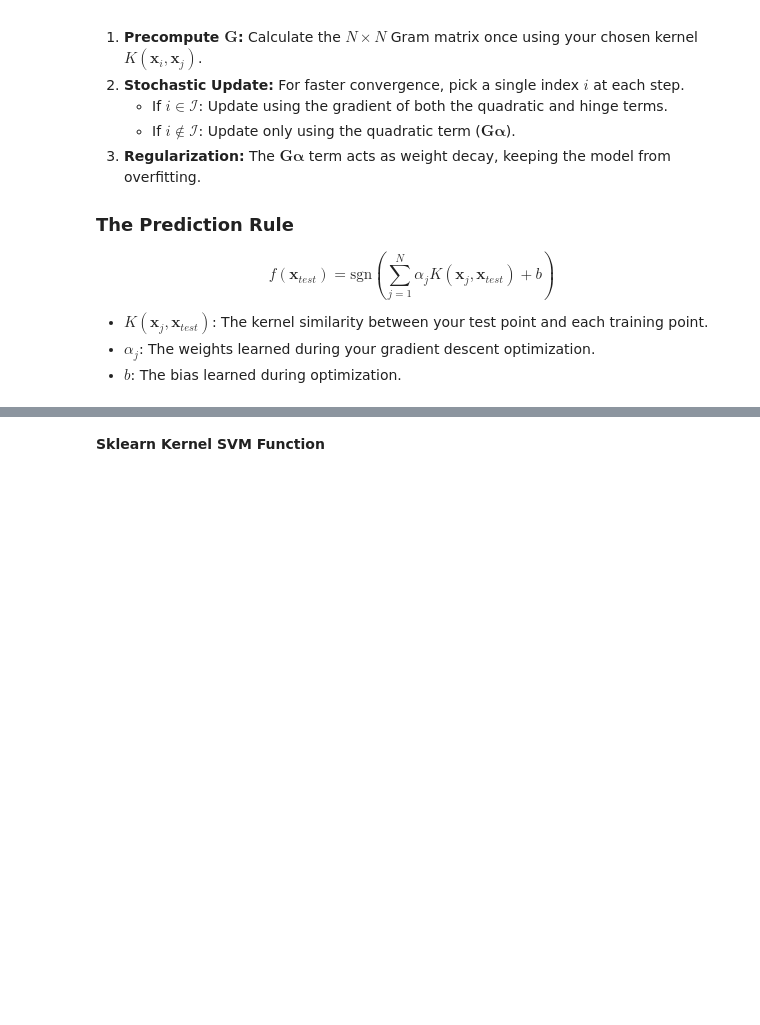
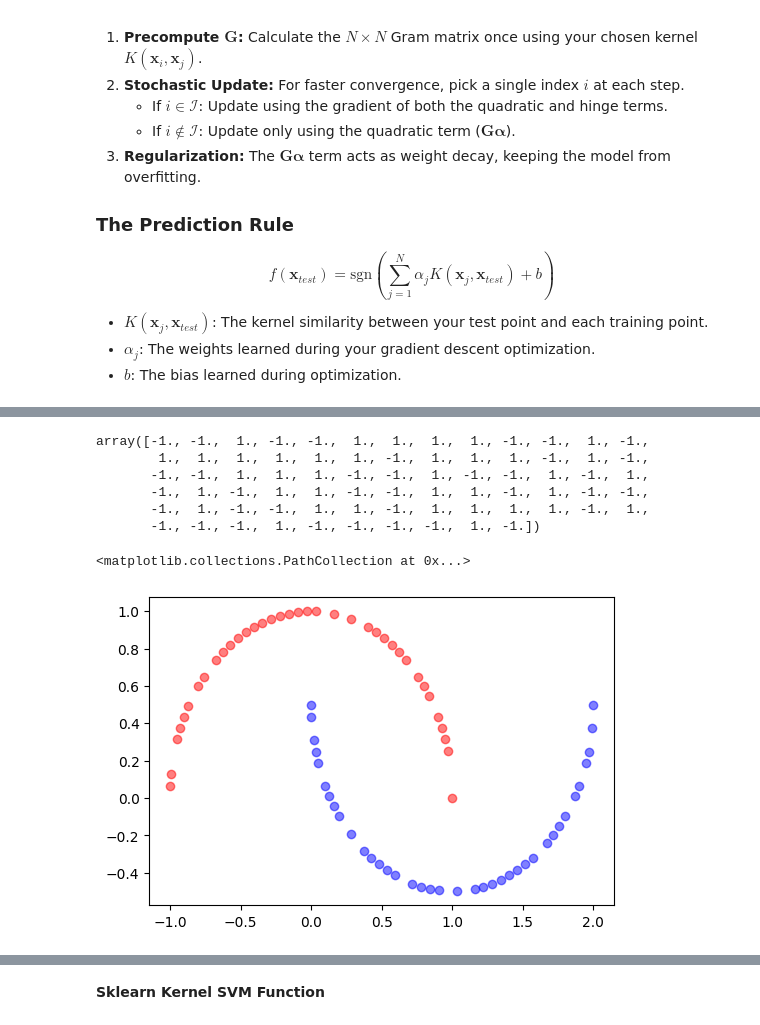
Before and after one commit to nickplas/Intro_to_ML_25-26, a Jupyter notebook: notebooks/Lab-14.KPCA-KSVM.ipynb, the cells around one changed output, grey strips where cells are left out. Drawn from its saved outputs; the diff is of its cells as text; code cells hidden in the pictures; blank space fills up the shorter version.

```diff
--- a/notebooks/Lab-14.KPCA-KSVM.ipynb
+++ b/notebooks/Lab-14.KPCA-KSVM.ipynb
@@ -248,6 +258,11 @@ def hingeFunction(z):
 def hingesubgrad(z):
     g = np.zeros(z.shape)
     g[z < 1] = -1
+    return g
+
+def hingesubgrad_ksvm(z):
+    g = np.zeros(z.shape)
+    g[z < 1] = 1
     return g
 
 def ReghingeLoss(X,labels,w, lam):
@@ -291,3 +364,28 @@ param = 15
+# %%
+def ksvm_predict(x_test, x_train, alpha, bias, kernel_type, param):
+    K_pred = np.array([[kernelFunc(x_j, x_t, kernel_type, param) for x_t in x_test] for x_j in x_train])
+    y_pred = np.dot(K_pred.T, alpha) + bias
+    return np.sign(y_pred)
+# %%
+y_pred = ksvm_predict(X_train, X_train, alpha, bias, kernel_type, param)
+# %%
+y_pred
+# %% [output]
+array([-1., -1.,  1., -1., -1.,  1.,  1.,  1.,  1., -1., -1.,  1., -1.,
+        1.,  1.,  1.,  1.,  1.,  1., -1.,  1.,  1.,  1., -1.,  1., -1.,
+       -1., -1.,  1.,  1.,  1., -1., -1.,  1., -1., -1.,  1., -1.,  1.,
+       -1.,  1., -1.,  1.,  1., -1., -1.,  1.,  1., -1.,  1., -1., -1.,
+       -1.,  1., -1., -1.,  1.,  1., -1.,  1.,  1.,  1.,  1., -1.,  1.,
+       -1., -1., -1.,  1., -1., -1., -1., -1.,  1., -1.])
+# %%
+
+plt.figure(figsize=(6,4))
+
+plt.scatter(X_train[y_pred==-1, 0], X_train[y_pred==-1, 1], color='red', alpha=0.5)
+plt.scatter(X_train[y_pred==1, 0], X_train[y_pred==1, 1], color='blue', alpha=0.5)
+# %% [output]
+<matplotlib.collections.PathCollection at 0x...>
+[figure, added]
 # %%
 plt.figure(figsize=(6,4))
 
```
Also changed, not shown: parts of 16 cells of this notebook, 1 other file.
